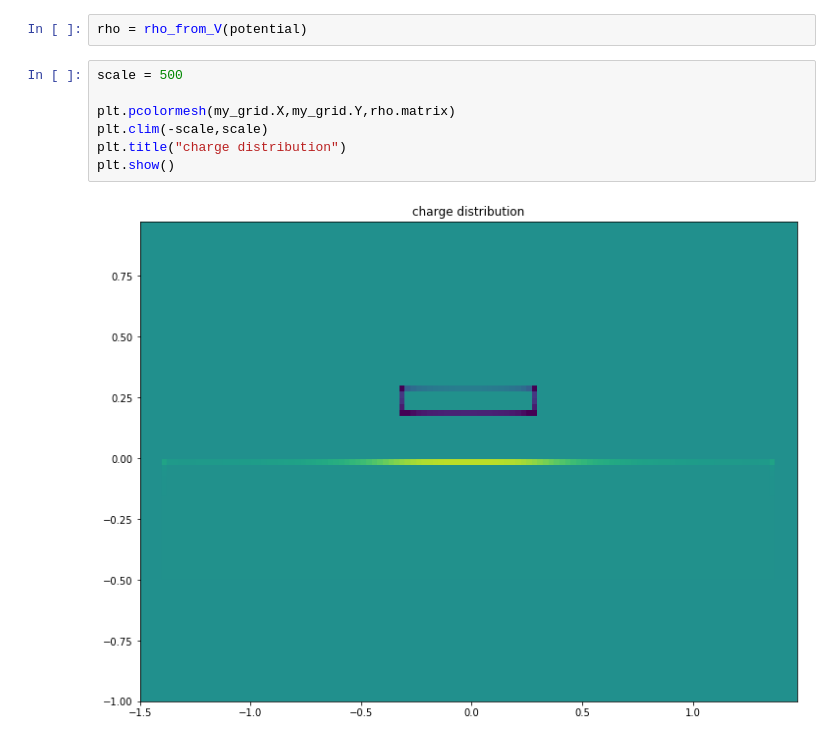
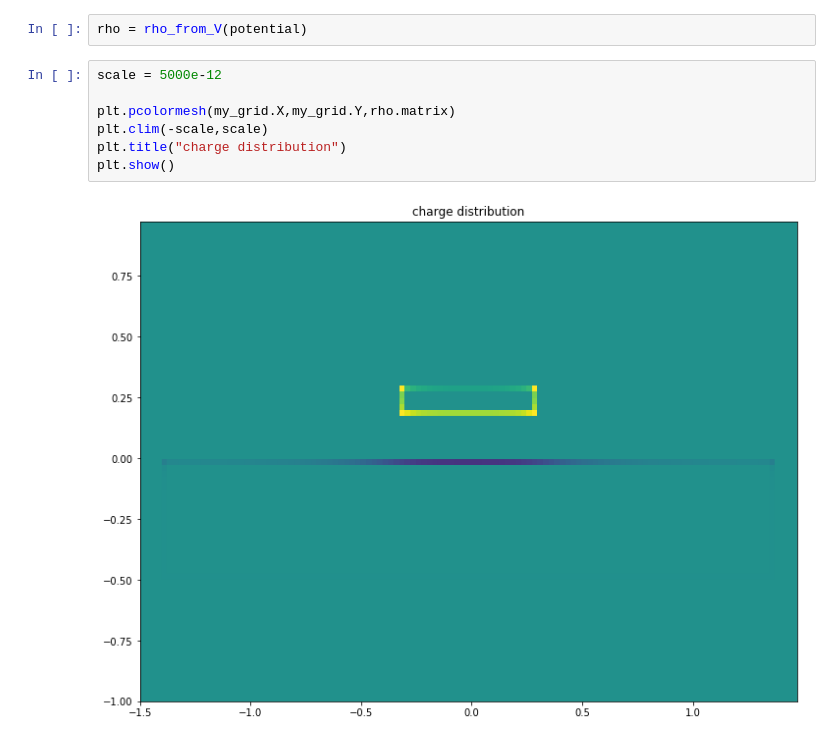
Before and after one commit to acidbourbon/lab_bench, a Jupyter notebook: workdir/jupyter/misc_mw/field_solver/laplace2D.ipynb, the cells around one changed output. Cells and saved outputs as stored; diff of their text form.

```diff
--- a/workdir/jupyter/misc_mw/field_solver/laplace2D.ipynb
+++ b/workdir/jupyter/misc_mw/field_solver/laplace2D.ipynb
@@ -81,11 +81,11 @@ plt.show()
 # %%
 rho = rho_from_V(potential)
 # %%
-scale = 500
+scale = 5000e-12
 
 plt.pcolormesh(my_grid.X,my_grid.Y,rho.matrix)
 plt.clim(-scale,scale)
 plt.title("charge distribution")
 plt.show()
 # %% [output]
-[figure, old version]
+[figure, new version]
```
Also changed, not shown: parts of 2 cells of this notebook, 1 other file.
